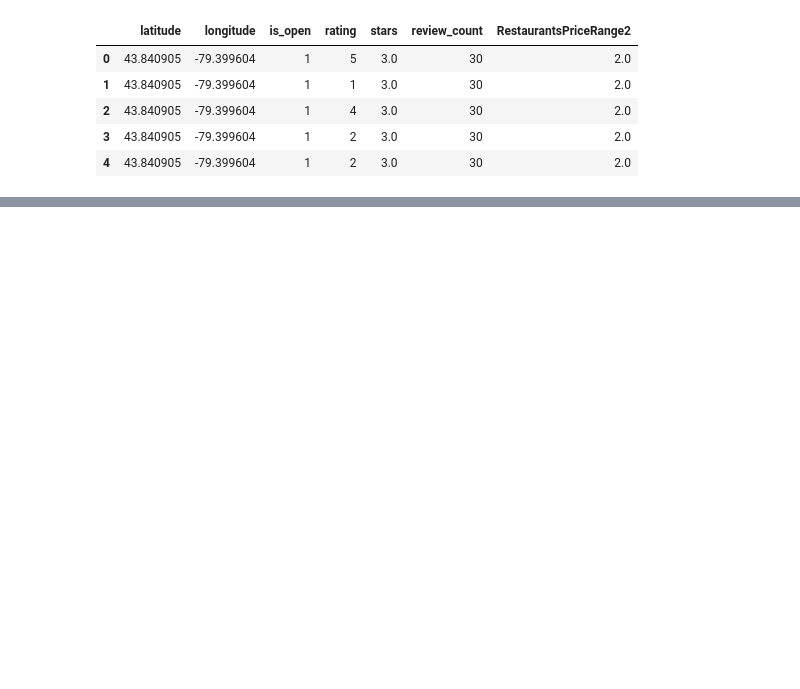
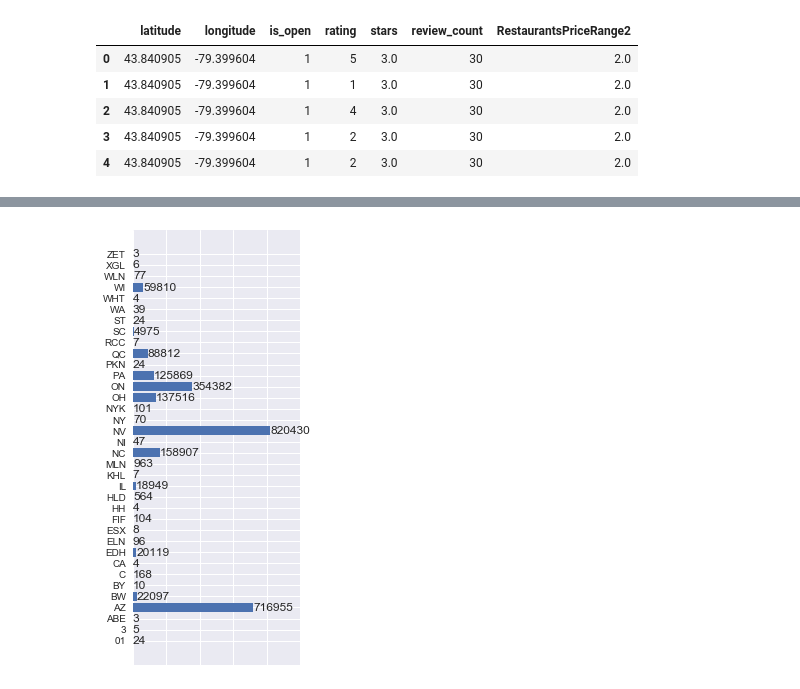
Before and after one commit to mwoluchem/Recommendations_CS209, a Jupyter notebook: Recommendations_EDA.ipynb, the cells around one changed output, grey strips where cells are left out. Saved outputs shown, nothing was run; the diff lists cells and outputs as text; code cells hidden in the pictures; blank space fills up the shorter version.

```diff
--- a/Recommendations_EDA.ipynb
+++ b/Recommendations_EDA.ipynb
@@ -288,0 +192,3 @@ GoodForMeal_dinner             object"""
+# %%
+count_states = full_biz2.groupby('state').is_open.sum()
+count_states
@@ -288,0 +236,20 @@ GoodForMeal_dinner             object"""
+# %%
+import seaborn as sns
+
+plt.figure(figsize=(3, 8))
+ax = plt.gca()
+data = count_states.sort_values()
+states = count_states.index
+counts = count_states.values
+nums = np.arange(len(data))
+plt.barh(nums, counts)
+for p, c, ch in zip(nums, states, counts):
+    plt.annotate(str(ch), xy=(ch + 1, p), va='center')
+ticks = plt.yticks(nums, states)
+xt = plt.xticks()[0]
+plt.xticks(xt, [' '] * len(xt))
+plt.grid(axis = 'x', color ='white', linestyle='-')
+ax.tick_params(axis='both', which='both',length=0)
+sns.despine(left=True, bottom=True)
+# %% [output]
+[figure, added]
```
Also changed, not shown: parts of 28 cells of this notebook.
